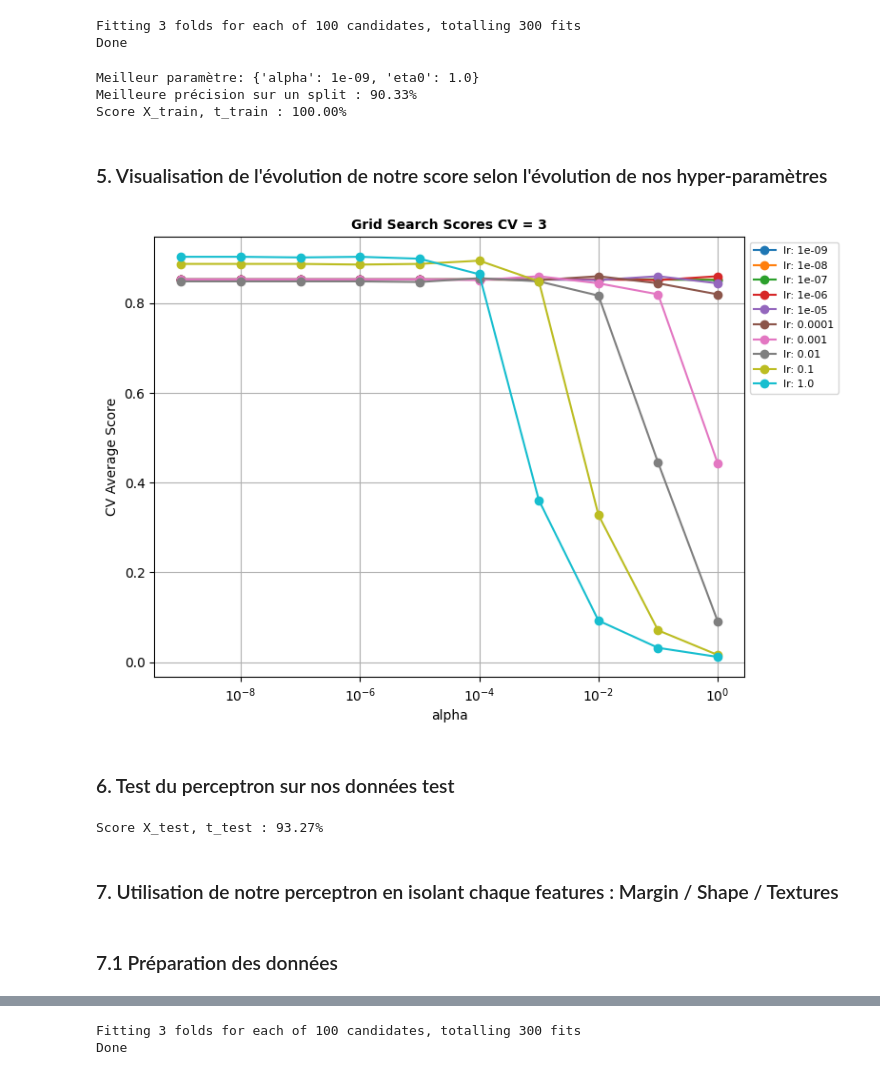
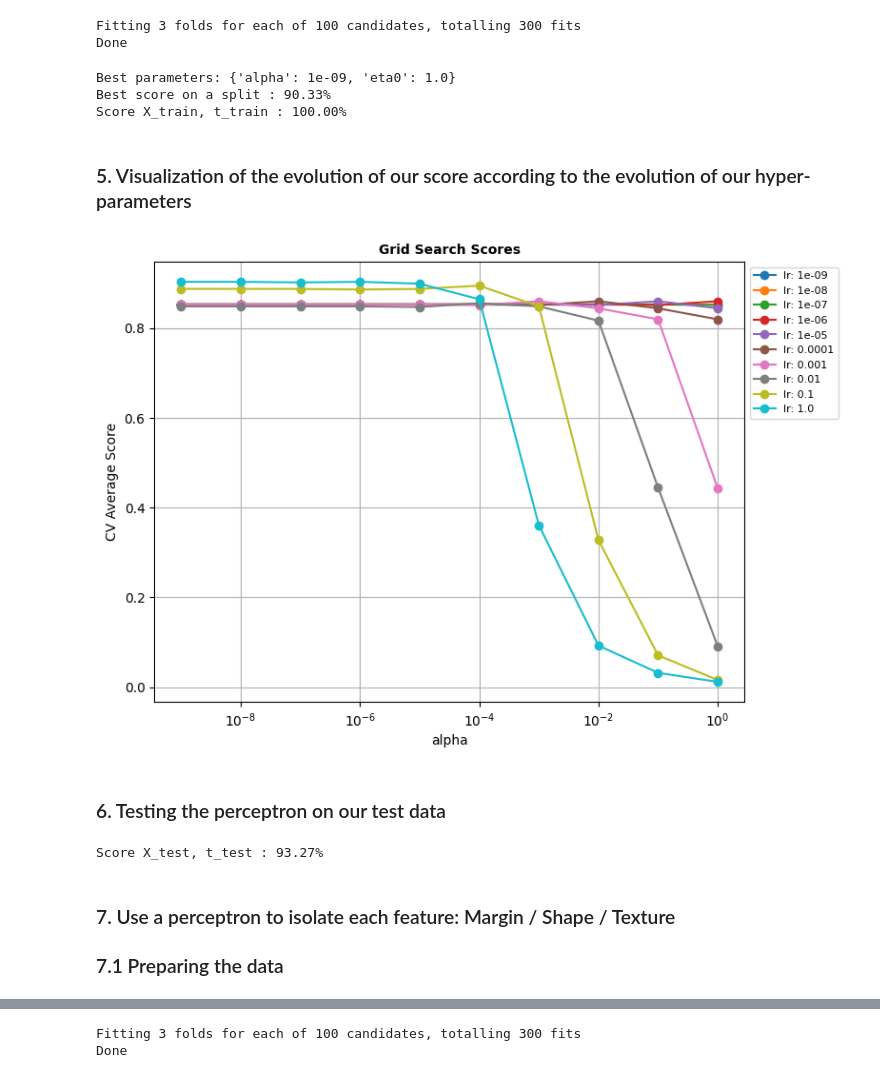
Before and after one commit to Alexandre-Leclercq/technique_apprentissage_projet, a Jupyter notebook: notebook/Perceptron.ipynb, the cells around one changed output, grey strips where cells are left out. Cells and saved outputs as stored; diff of their text form; code cells hidden in the pictures.

Commit message:
Improving plot funtion / English translation of the code

```diff
--- a/notebook/Perceptron.ipynb
+++ b/notebook/Perceptron.ipynb
@@ -79,51 +77,56 @@ Done
 # %%
 results_grid_perceptron = pd.DataFrame.from_dict(grid_search_perceptron.cv_results_)
 # %%
-# Meilleurs paramètres et meilleure précision
-print("Meilleur paramètre:", grid_search_perceptron.best_params_)
-print("Meilleure précision sur un split : {:.2f}%".format(grid_search_perceptron.best_score_*100))
+print("Best parameters:", grid_search_perceptron.best_params_)
+print("Best score on a split : {:.2f}%".format(grid_search_perceptron.best_score_*100))
 print("Score X_train, t_train : {:.2f}%".format(grid_search_perceptron.score(X_train, t_train)*100))
 # %% [output]
-Meilleur paramètre: {'alpha': 1e-09, 'eta0': 1.0}
-Meilleure précision sur un split : 90.33%
+Best parameters: {'alpha': 1e-09, 'eta0': 1.0}
+Best score on a split : 90.33%
 Score X_train, t_train : 100.00%
 # %% [markdown]
-### 5. Visualisation de l'évolution de notre score selon l'évolution de nos hyper-paramètres
+### 5. Visualization of the evolution of our score according to the evolution of our hyper-parameters
 # %%
-def plot_grid_search(cv_results, grid_param_1, grid_param_2, name_param_1, name_param_2):
+def plot_grid_search(cv_results, grid_param_1, grid_param_2, name_param_1, name_param_2, axis):
+    # grid_param_1 is the first parameter to vary
+    # grid_param_2 is the second parameter to vary
+
     # Get Test Scores Mean and std for each grid search
     scores_mean = cv_results['mean_test_score']
-    scores_mean = np.array(scores_mean).reshape(len(grid_param_2),len(grid_param_1))
-
-    scores_sd = cv_results['std_test_score']
-    scores_sd = np.array(scores_sd).reshape(len(grid_param_2),len(grid_param_1))
+    scores_mean = np.array(scores_mean).reshape(len(grid_param_2), len(grid_param_1))
 
     # Plot Grid search scores
     _, ax = plt.subplots(1,1, figsize = (8,6))
 
     # Param1 is the X-axis, Param 2 is represented as a different curve (color line)
-    for idx, val in enumerate(grid_param_2):
-        ax.semilogx(grid_param_1, scores_mean[:,idx], '-o', label= name_param_2 + ': ' + str(val))
+    if axis == 0:
+        for idx, val in enumerate(grid_param_1):
+            ax.semilogx(grid_param_2, scores_mean[:,idx], '-o', label= name_param_1 + ': ' + str(val))
+            ax.set_xlabel(name_param_2, fontsize=10)
+    elif axis == 1:
+        for idx, val in enumerate(grid_param_2):
+            ax.semilogx(grid_param_1, scores_mean[idx,:], '-o', label= name_param_2 + ': ' + str(val))
+            ax.set_xlabel(name_param_1, fontsize=10)
+    else:
+        print("unknown axis")
 
-    ax.set_title("Grid Search Scores CV = 3", fontsize=10, fontweight='bold')
-    ax.set_xlabel(name_param_1, fontsize=10)
+    ax.set_title("Grid Search Scores", fontsize=10, fontweight='bold')
     ax.set_ylabel('CV Average Score', fontsize=10)
     ax.legend(loc="upper left", bbox_to_anchor=(1, 1), fontsize=8)
     ax.grid('on')
 # %%
-plot_grid_search(results_grid_perceptron, all_values_alpha, all_values_lr, 'alpha', 'lr')
+plot_grid_search(results_grid_perceptron, all_values_lr, all_values_alpha,'lr','alpha',axis=0)
 # %% [output]
-[figure, old version]
+[figure, new version]
 # %% [markdown]
-### 6. Test du perceptron sur nos données test
+### 6. Testing the perceptron on our test data
 # %%
 print("Score X_test, t_test : {:.2f}%".format(grid_search_perceptron.score(X_test, t_test)*100))
 # %% [output]
 Score X_test, t_test : 93.27%
 # %% [markdown]
-### 7. Utilisation de notre perceptron en isolant chaque features : Margin / Shape / Textures
+### 7. Use a perceptron to isolate each feature: Margin / Shape / Texture
+### 7.1 Preparing the data
-# %% [markdown]
-### 7.1 Préparation des données
 # %%
 X_train_margin = X_train[:,:64]
 X_test_margin = X_test[:,:64]
```
Also changed, not shown: parts of 17 cells of this notebook.
